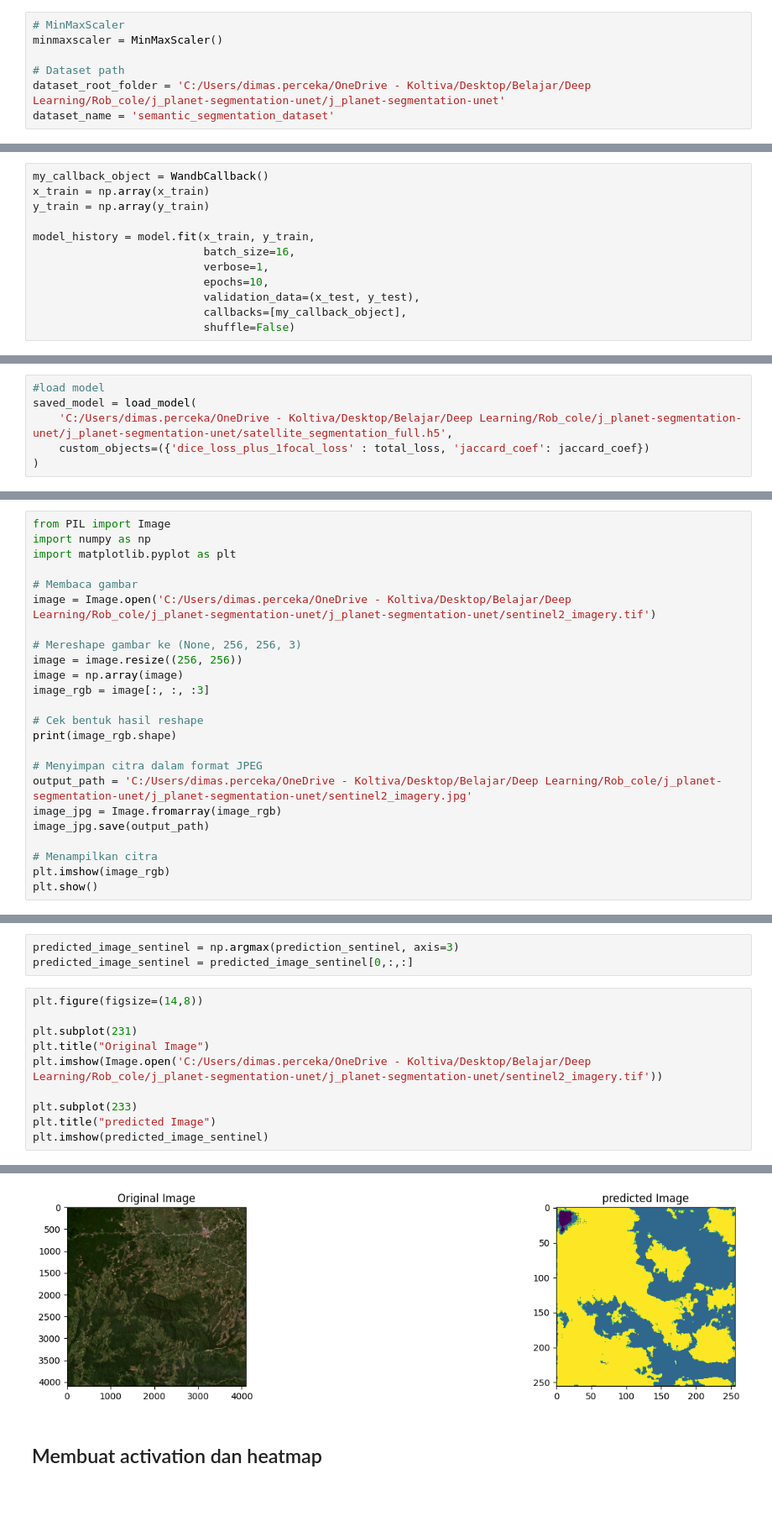
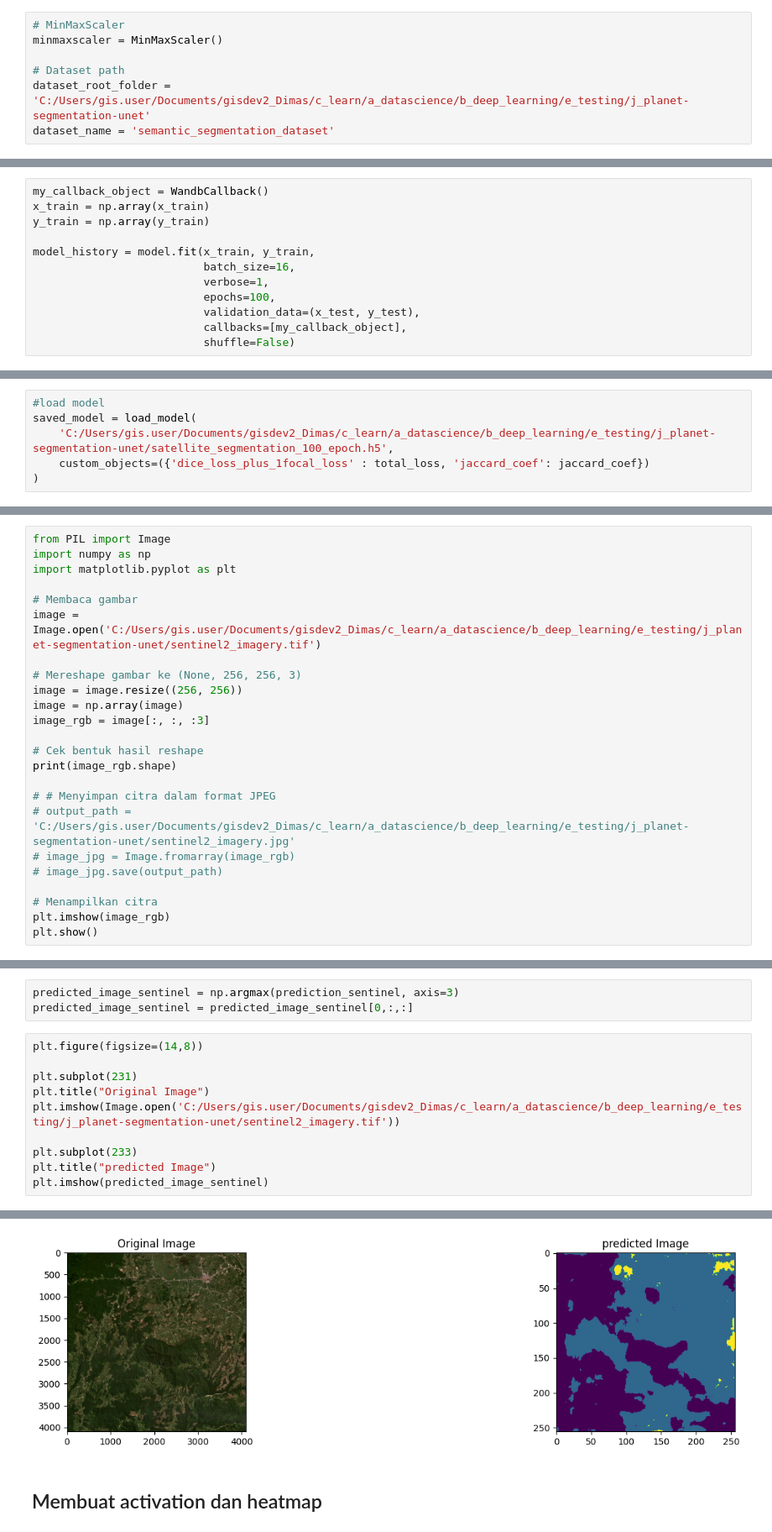
Before and after one commit to ugadimas25/j_planet-segmentation-unet, a Jupyter notebook: a_planet-segmentation.ipynb, the cells around one changed output, grey strips where cells are left out. Shown at 84% size. Drawn from its saved outputs; the diff is of its cells as text; blank space fills up the shorter version.

Commit message:
100 epoch

```diff
--- a/a_planet-segmentation.ipynb
+++ b/a_planet-segmentation.ipynb
@@ -32,7 +27,7 @@ View run at https://wandb.ai/koltigis/sentinel2-segmentation/runs/pmo8zyld
 minmaxscaler = MinMaxScaler()
 
 # Dataset path
-dataset_root_folder = 'C:/Users/dimas.perceka/OneDrive - Koltiva/Desktop/Belajar/Deep Learning/Rob_cole/j_planet-segmentation-unet/j_planet-segmentation-unet'
+dataset_root_folder = 'C:/Users/gis.user/Documents/gisdev2_Dimas/c_learn/a_datascience/b_deep_learning/e_testing/j_planet-segmentation-unet'
 dataset_name = 'semantic_segmentation_dataset'
 # %% [markdown]
 - **for path, subdirs, files in os.walk(os.path.join(dataset_root_folder, dataset_name)):** adalah perulangan **for** yang menggunakan **os.walk** untuk menjelajahi setiap direktori dan file yang ada di dalam **dataset_root_folder/dataset_name**
@@ -421,7 +416,7 @@ y_train = np.array(y_train)
 model_history = model.fit(x_train, y_train,
                           batch_size=16,
                           verbose=1,
-                          epochs=10,
+                          epochs=100,
                           validation_data=(x_test, y_test),
                           callbacks=[my_callback_object],
                           shuffle=False)
@@ -595,7 +609,7 @@ from keras.models import load_model
 # %%
 #load model
 saved_model = load_model(
-    'C:/Users/dimas.perceka/OneDrive - Koltiva/Desktop/Belajar/Deep Learning/Rob_cole/j_planet-segmentation-unet/j_planet-segmentation-unet/satellite_segmentation_full.h5',
+    'C:/Users/gis.user/Documents/gisdev2_Dimas/c_learn/a_datascience/b_deep_learning/e_testing/j_planet-segmentation-unet/satellite_segmentation_100_epoch.h5',
     custom_objects=({'dice_loss_plus_1focal_loss' : total_loss, 'jaccard_coef': jaccard_coef})
 )
 # %%
@@ -634,7 +648,7 @@ import numpy as np
 import matplotlib.pyplot as plt
 
 # Membaca gambar
-image = Image.open('C:/Users/dimas.perceka/OneDrive - Koltiva/Desktop/Belajar/Deep Learning/Rob_cole/j_planet-segmentation-unet/j_planet-segmentation-unet/sentinel2_imagery.tif')
+image = Image.open('C:/Users/gis.user/Documents/gisdev2_Dimas/c_learn/a_datascience/b_deep_learning/e_testing/j_planet-segmentation-unet/sentinel2_imagery.tif')
 
 # Mereshape gambar ke (None, 256, 256, 3)
 image = image.resize((256, 256))
@@ -644,10 +658,10 @@ image_rgb = image[:, :, :3]
 # Cek bentuk hasil reshape
 print(image_rgb.shape)
 
-# Menyimpan citra dalam format JPEG
-output_path = 'C:/Users/dimas.perceka/OneDrive - Koltiva/Desktop/Belajar/Deep Learning/Rob_cole/j_planet-segmentation-unet/j_planet-segmentation-unet/sentinel2_imagery.jpg'
-image_jpg = Image.fromarray(image_rgb)
-image_jpg.save(output_path)
+# # Menyimpan citra dalam format JPEG
+# output_path = 'C:/Users/gis.user/Documents/gisdev2_Dimas/c_learn/a_datascience/b_deep_learning/e_testing/j_planet-segmentation-unet/sentinel2_imagery.jpg'
+# image_jpg = Image.fromarray(image_rgb)
+# image_jpg.save(output_path)
 
 # Menampilkan citra
 plt.imshow(image_rgb)
@@ -667,16 +681,16 @@ predicted_image_sentinel = predicted_image_sentinel[0,:,:]
 # %%
 plt.figure(figsize=(14,8))
 
 plt.subplot(231)
 plt.title("Original Image")
-plt.imshow(Image.open('C:/Users/dimas.perceka/OneDrive - Koltiva/Desktop/Belajar/Deep Learning/Rob_cole/j_planet-segmentation-unet/j_planet-segmentation-unet/sentinel2_imagery.tif'))
+plt.imshow(Image.open('C:/Users/gis.user/Documents/gisdev2_Dimas/c_learn/a_datascience/b_deep_learning/e_testing/j_planet-segmentation-unet/sentinel2_imagery.tif'))
 
 plt.subplot(233)
 plt.title("predicted Image")
 plt.imshow(predicted_image_sentinel)
 # %% [output]
 <matplotlib.image.AxesImage at 0x...>
-[figure, old version]
+[figure, new version]
 # %% [markdown]
 ## Membuat activation dan heatmap
 # %%
```
Also changed, not shown: parts of 17 cells of this notebook, 2 other files.
